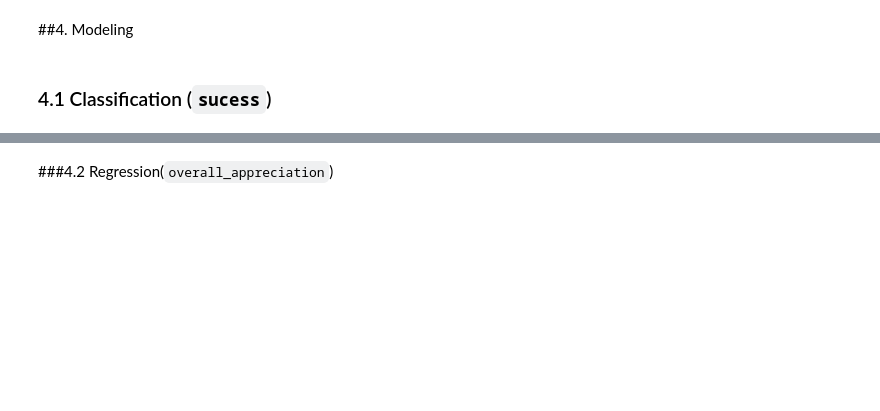
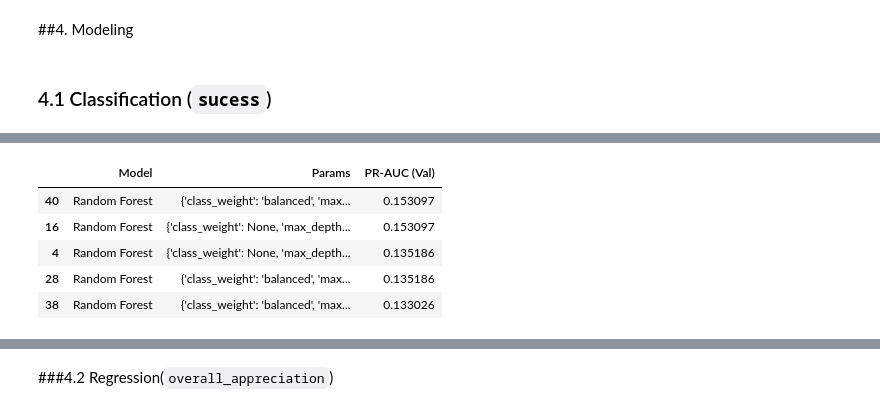
Before and after one commit to freitas-oa/Computer-Vision, a Jupyter notebook: Food_acceptance_project.ipynb, the cells around one changed output, grey strips where cells are left out. Cells and saved outputs as stored; diff of their text form; code cells hidden in the pictures; blank space fills up the shorter version.

```diff
--- a/Food_acceptance_project.ipynb
+++ b/Food_acceptance_project.ipynb
@@ -947,0 +1219,78 @@ The Random Forest model is misleading and functionally ineffective; while it boa
+# %%
+import pandas as pd
+import numpy as np
+from sklearn.model_selection import ParameterGrid
+from sklearn.metrics import average_precision_score, roc_auc_score
+from sklearn.ensemble import RandomForestClassifier
+from xgboost import XGBClassifier
+
+# 1. Define Parameter Grids (The "Search Space")
+# We focus on depth (complexity) and regularization to stop overfitting
+param_grids = {
+    "Random Forest": {
+        "model": RandomForestClassifier(random_state=42, n_jobs=-1),
+        "params": {
+            "n_estimators": [100, 200],
+            "max_depth": [5, 10, 15, None],        # None = full depth (can overfit)
+            "min_samples_leaf": [1, 2, 4],         # Higher = smoother model
+            "class_weight": [None, "balanced"]     # Even with SMOTE, "balanced" might help rare pockets
+        }
+    },
+}
+
+# 2. Select Features (Using Technical Best as established)
+tuning_feats = features_technical
+print(f"Tuning Hyperparameters using Feature Set: Technical Best ({len(tuning_feats)} features)\n")
+
+tuning_results = []
+
+# 3. The Tuning Loop
+for name, config in param_grids.items():
+    print(f"--- Tuning {name} ---")
+    base_model = config["model"]
+    grid = ParameterGrid(config["params"])
+
+    best_score = -1
+    best_params = None
+
+    for params in grid:
+        # A. Set Parameters
+        model = base_model.set_params(**params)
+
+        # B. Fit on BALANCED Train (Learning the minority signal)
+        model.fit(X_train_bal[tuning_feats], y_train_bal)
+
+        # C. Evaluate on IMBALANCED Validation (Real World test)
+        # We use predict_proba because PR-AUC needs probabilities, not hard predictions
+        try:
+            y_prob_failure = model.predict_proba(X_val_df[tuning_feats])[:, 0] # Index 0 is Failure? Check classes
+            # Safety check: usually classes are [0, 1]. If 0 is failure, we want index 0.
+            # If the model sees 0 as "Success" (rare but possible), we'd need index 1.
+            # Assuming 0=Failure, 1=Success based on your setup.
+        except:
+            continue
+
+        # D. Calculate Score (PR-AUC)
+        # We optimize for PR-AUC because it measures ranking quality INDEPENDENT of threshold
+        current_score = average_precision_score(y_val_class, y_prob_failure, pos_label=0)
+
+        # Save Result
+        tuning_results.append({
+            "Model": name,
+            "Params": str(params),
+            "PR-AUC (Val)": current_score
+        })
+
+        # Update Best (Just for printing)
+        if current_score > best_score:
+            best_score = current_score
+            best_params = params
+
+    print(f"Best {name} PR-AUC: {best_score:.4f}")
+    print(f"Best Params: {best_params}\n")
+
+# 4. Show Top 5 Configurations
+df_tuning = pd.DataFrame(tuning_results)
+print("--- Top 5 Hyperparameter Configurations (Sorted by PR-AUC) ---")
+display(df_tuning.sort_values(by="PR-AUC (Val)", ascending=False).head(5))
+# %% [output]
@@ -947,0 +1304,6 @@ The Random Forest model is misleading and functionally ineffective; while it boa
+|  | Model | Params | PR-AUC (Val) |
+| 40 | Random Forest | {'class_weight': 'balanced', 'max... | 0.153097 |
+| 16 | Random Forest | {'class_weight': None, 'max_depth... | 0.153097 |
+| 4 | Random Forest | {'class_weight': None, 'max_depth... | 0.135186 |
+| 28 | Random Forest | {'class_weight': 'balanced', 'max... | 0.135186 |
+| 38 | Random Forest | {'class_weight': 'balanced', 'max... | 0.133026 |
```
Also changed, not shown: parts of 41 cells of this notebook.
